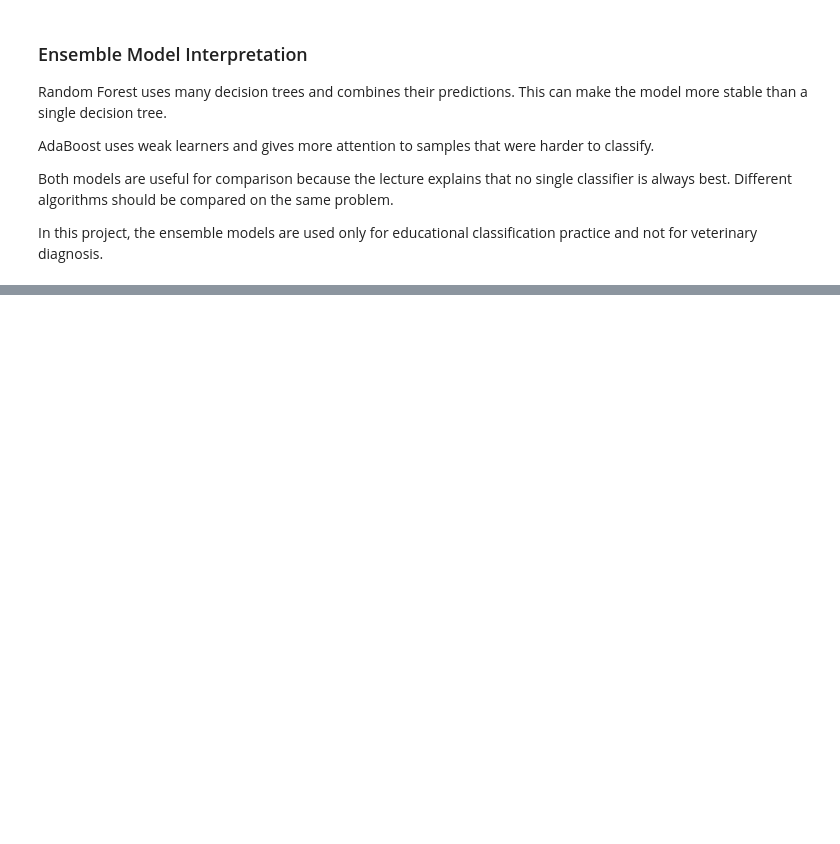
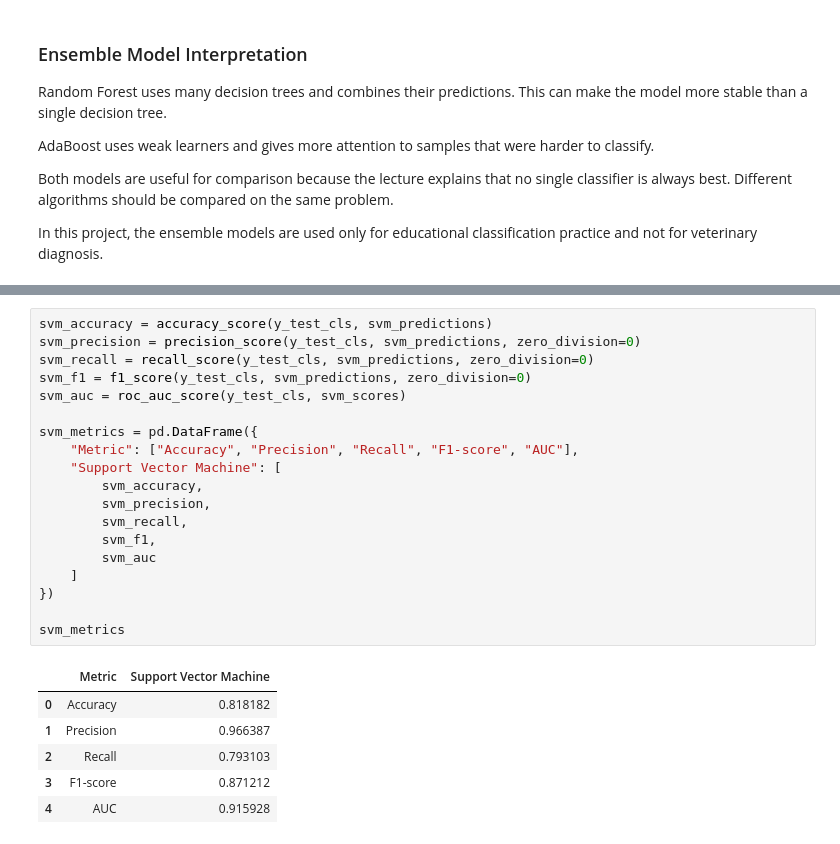
Before and after one commit to SATananov/cane-corso-growth-intelligence, a Jupyter notebook: notebooks/03_classification_growth_status.ipynb, the cells around one changed output, grey strips where cells are left out. Saved outputs shown, nothing was run; the diff lists cells and outputs as text; blank space fills up the shorter version.

```diff
--- a/notebooks/03_classification_growth_status.ipynb
+++ b/notebooks/03_classification_growth_status.ipynb
@@ -694,0 +719,26 @@ In this project, the ensemble models are used only for educational classificatio
+# %%
+svm_accuracy = accuracy_score(y_test_cls, svm_predictions)
+svm_precision = precision_score(y_test_cls, svm_predictions, zero_division=0)
+svm_recall = recall_score(y_test_cls, svm_predictions, zero_division=0)
+svm_f1 = f1_score(y_test_cls, svm_predictions, zero_division=0)
+svm_auc = roc_auc_score(y_test_cls, svm_scores)
+
+svm_metrics = pd.DataFrame({
+    "Metric": ["Accuracy", "Precision", "Recall", "F1-score", "AUC"],
+    "Support Vector Machine": [
+        svm_accuracy,
+        svm_precision,
+        svm_recall,
+        svm_f1,
+        svm_auc
+    ]
+})
+
+svm_metrics
+# %% [output]
+|  | Metric | Support Vector Machine |
+| 0 | Accuracy | 0.818182 |
+| 1 | Precision | 0.966387 |
+| 2 | Recall | 0.793103 |
+| 3 | F1-score | 0.871212 |
+| 4 | AUC | 0.915928 |
```
Also changed, not shown: parts of 5 cells of this notebook.
